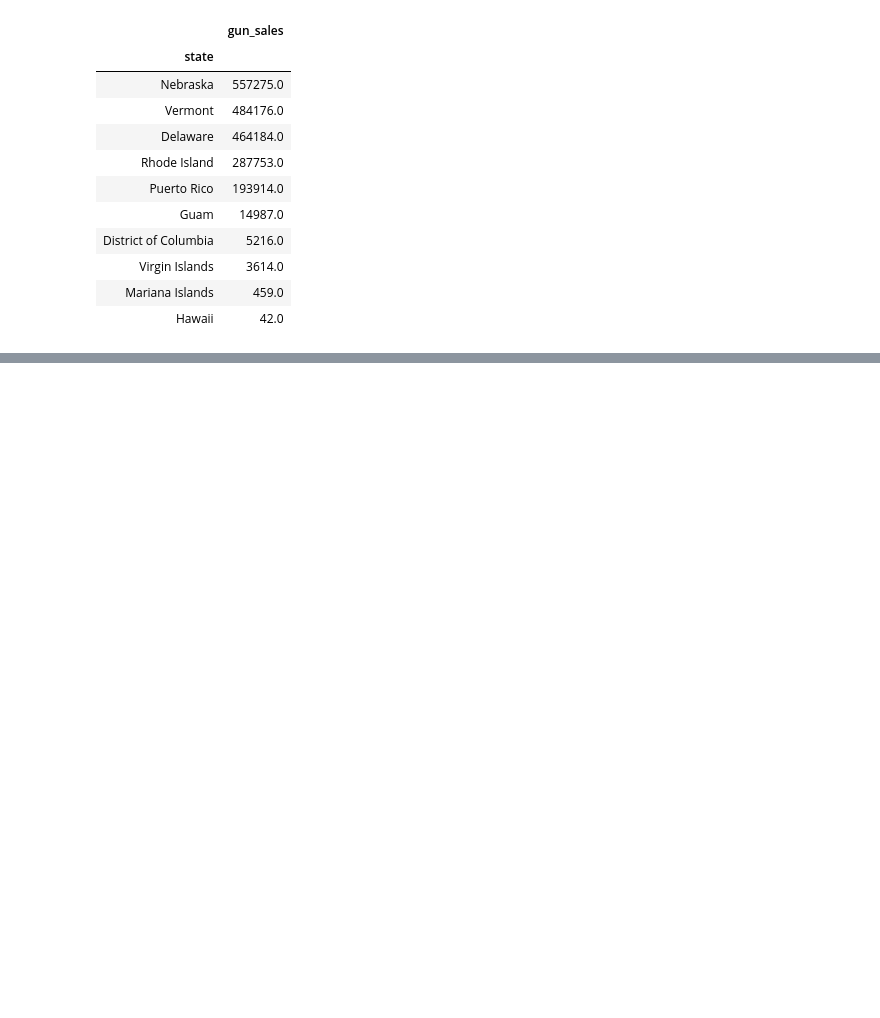
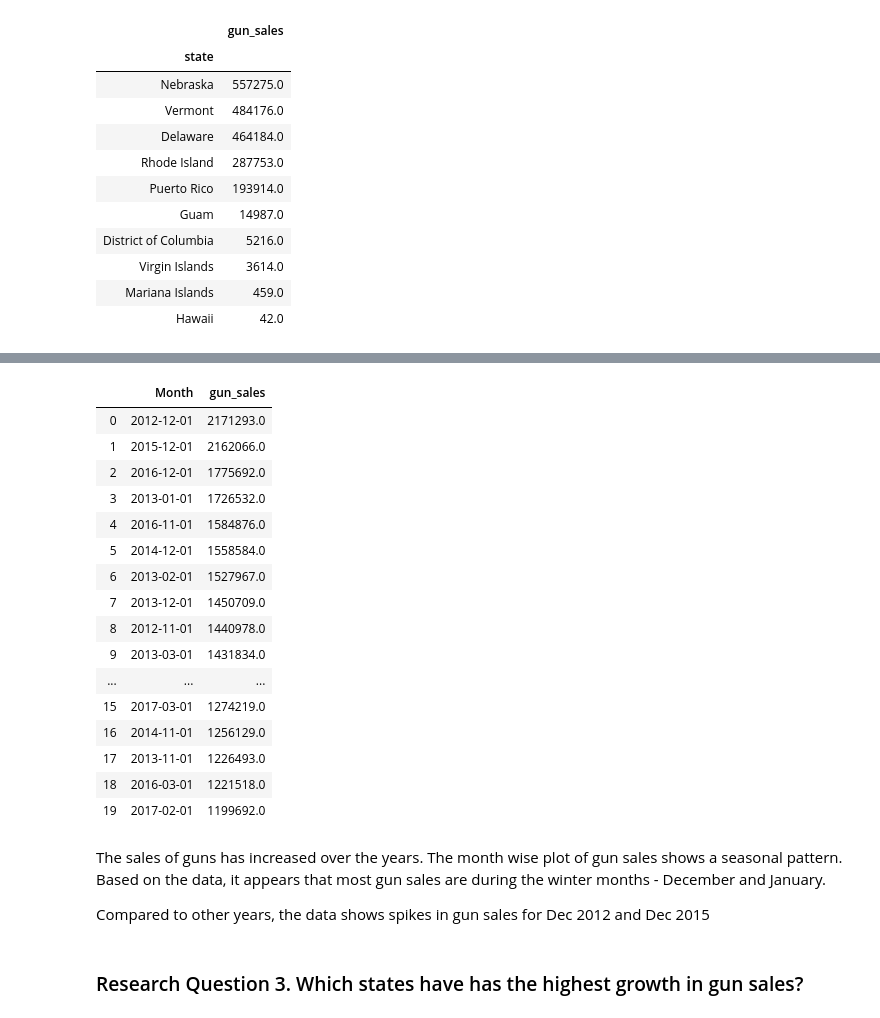
Before and after one commit to Aastha-Arora/investigate-FBI-Gun-Data, a Jupyter notebook: Data Analysis-FBI NICS data.ipynb, the cells around one changed output, grey strips where cells are left out. Cells and saved outputs as stored; diff of their text form; code cells hidden in the pictures; blank space fills up the shorter version.

```diff
--- a/Data Analysis-FBI NICS data.ipynb
+++ b/Data Analysis-FBI NICS data.ipynb
@@ -403,0 +432,27 @@ state_sales_df.tail(10)
+# %%
+max_sales = month_sales.sort_values('gun_sales', ascending= False)
+max_sales.head(20)
+# %% [output]
+|  | Month | gun_sales |
+| 0 | 2012-12-01 | 2171293.0 |
+| 1 | 2015-12-01 | 2162066.0 |
+| 2 | 2016-12-01 | 1775692.0 |
+| 3 | 2013-01-01 | 1726532.0 |
+| 4 | 2016-11-01 | 1584876.0 |
+| 5 | 2014-12-01 | 1558584.0 |
+| 6 | 2013-02-01 | 1527967.0 |
+| 7 | 2013-12-01 | 1450709.0 |
+| 8 | 2012-11-01 | 1440978.0 |
+| 9 | 2013-03-01 | 1431834.0 |
+| ... | ... | ... |
+| 15 | 2017-03-01 | 1274219.0 |
+| 16 | 2014-11-01 | 1256129.0 |
+| 17 | 2013-11-01 | 1226493.0 |
+| 18 | 2016-03-01 | 1221518.0 |
+| 19 | 2017-02-01 | 1199692.0 |
+# %% [markdown]
+The sales of guns has increased over the years. The month wise plot of gun sales shows a seasonal pattern. Based on the data, it appears that most gun sales are during the winter months - December and January.
+
+Compared to other years, the data shows spikes in gun sales for Dec 2012 and Dec 2015
+# %% [markdown]
+### Research Question 3. Which states have has the highest growth in gun sales?
```
Also changed, not shown: parts of 10 cells of this notebook.
